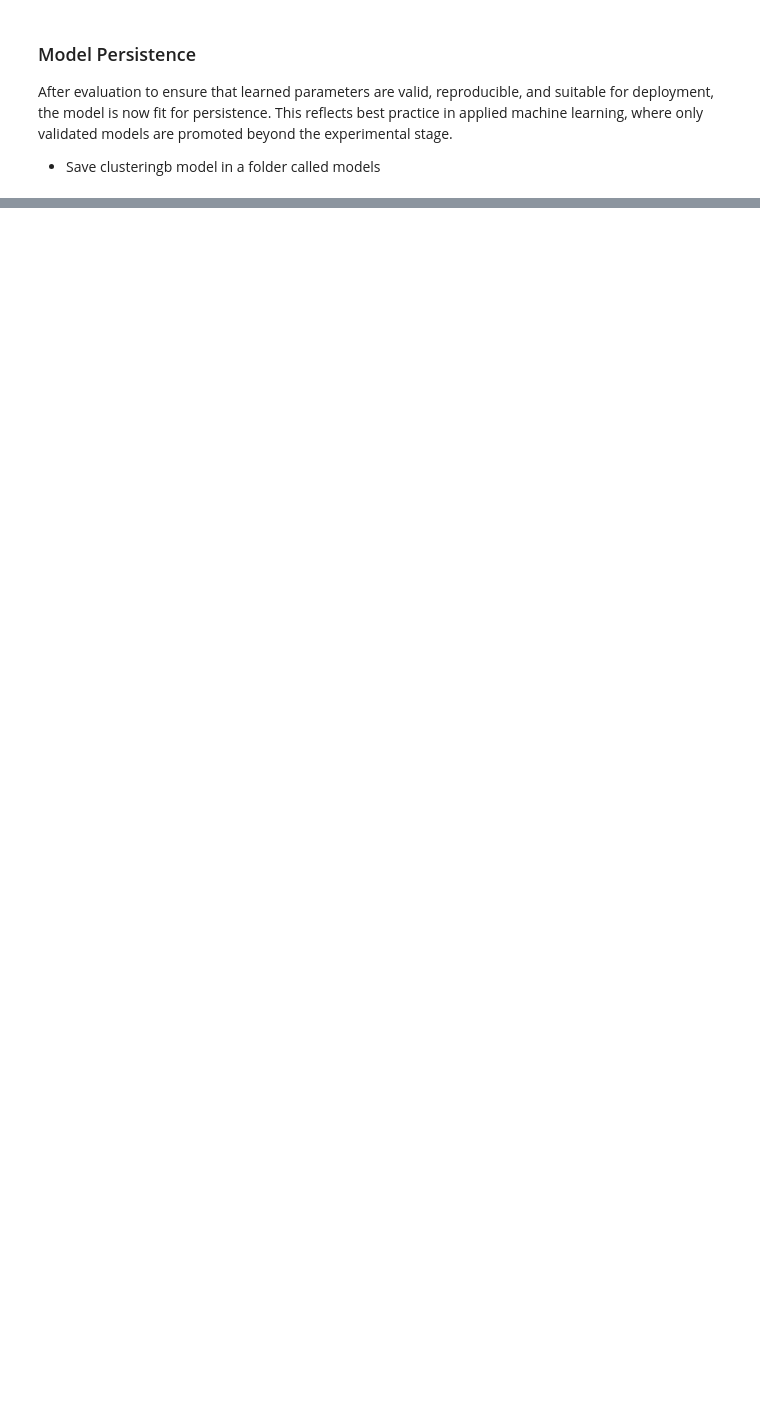
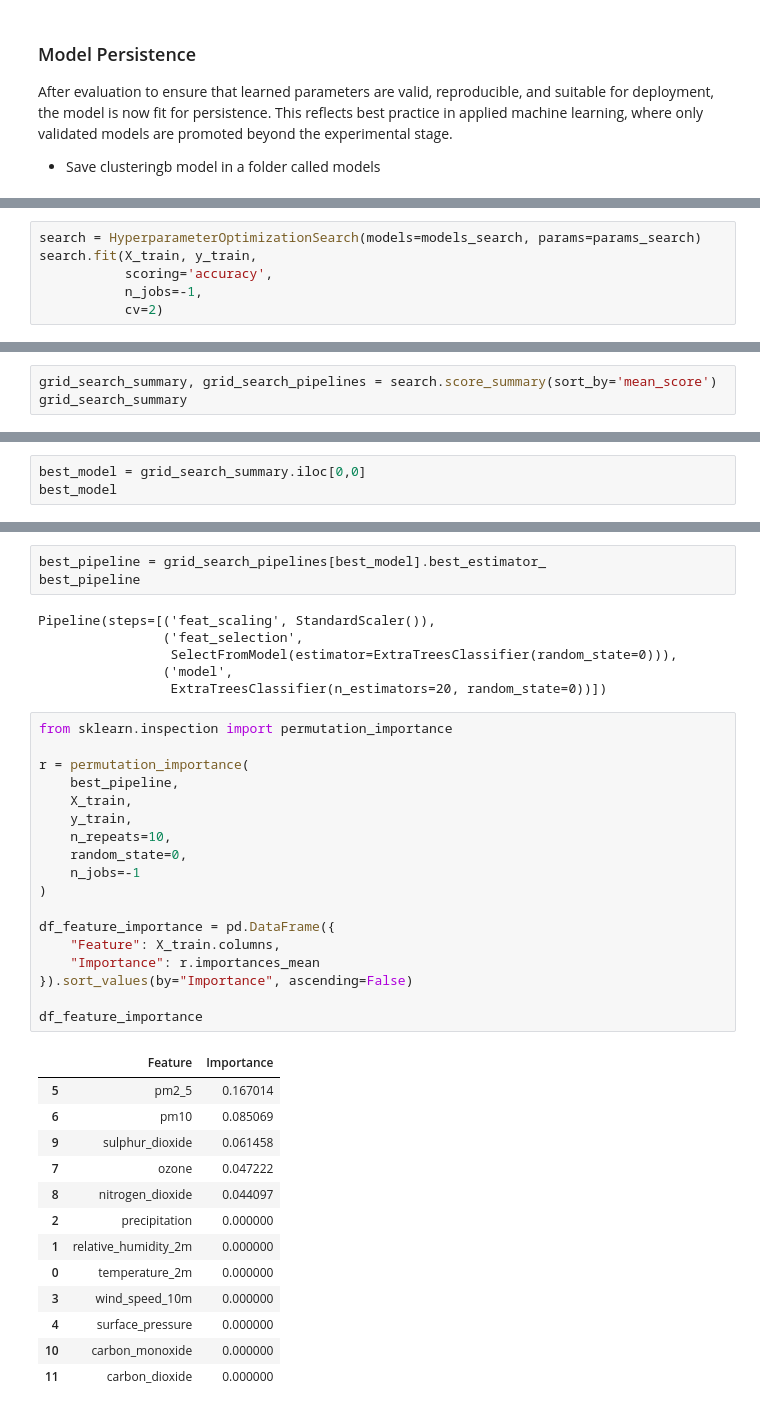
Before and after one commit to arphaxad1985/air_quality_analysis, a Jupyter notebook: notebooks/04_etl_modeling.ipynb, the cells around one changed output, grey strips where cells are left out. Saved outputs shown, nothing was run; the diff lists cells and outputs as text; blank space fills up the shorter version.

Commit message:
FIX: Model evaluation with dynamic class handling

```diff
--- a/notebooks/04_etl_modeling.ipynb
+++ b/notebooks/04_etl_modeling.ipynb
@@ -709,0 +955,6 @@ Multiclass Prediction of Engineered AQI Risk Levels
+# %%
+search = HyperparameterOptimizationSearch(models=models_search, params=params_search)
+search.fit(X_train, y_train,
+           scoring='accuracy',
+           n_jobs=-1,
+           cv=2)
@@ -709,0 +969,3 @@ Multiclass Prediction of Engineered AQI Risk Levels
+# %%
+grid_search_summary, grid_search_pipelines = search.score_summary(sort_by='mean_score')
+grid_search_summary
@@ -709,0 +978,3 @@ Multiclass Prediction of Engineered AQI Risk Levels
+# %%
+best_model = grid_search_summary.iloc[0,0]
+best_model
@@ -709,0 +987,41 @@ Multiclass Prediction of Engineered AQI Risk Levels
+# %%
+best_pipeline = grid_search_pipelines[best_model].best_estimator_
+best_pipeline
+# %% [output]
+Pipeline(steps=[('feat_scaling', StandardScaler()),
+                ('feat_selection',
+                 SelectFromModel(estimator=ExtraTreesClassifier(random_state=0))),
+                ('model',
+                 ExtraTreesClassifier(n_estimators=20, random_state=0))])
+# %%
+from sklearn.inspection import permutation_importance
+
+r = permutation_importance(
+    best_pipeline,
+    X_train,
+    y_train,
+    n_repeats=10,
+    random_state=0,
+    n_jobs=-1
+)
+
+df_feature_importance = pd.DataFrame({
+    "Feature": X_train.columns,
+    "Importance": r.importances_mean
+}).sort_values(by="Importance", ascending=False)
+
+df_feature_importance
+# %% [output]
+|  | Feature | Importance |
+| 5 | pm2_5 | 0.167014 |
+| 6 | pm10 | 0.085069 |
+| 9 | sulphur_dioxide | 0.061458 |
+| 7 | ozone | 0.047222 |
+| 8 | nitrogen_dioxide | 0.044097 |
+| 2 | precipitation | 0.000000 |
+| 1 | relative_humidity_2m | 0.000000 |
+| 0 | temperature_2m | 0.000000 |
+| 3 | wind_speed_10m | 0.000000 |
+| 4 | surface_pressure | 0.000000 |
+| 10 | carbon_monoxide | 0.000000 |
+| 11 | carbon_dioxide | 0.000000 |
```
Also changed, not shown: parts of 34 cells of this notebook.
